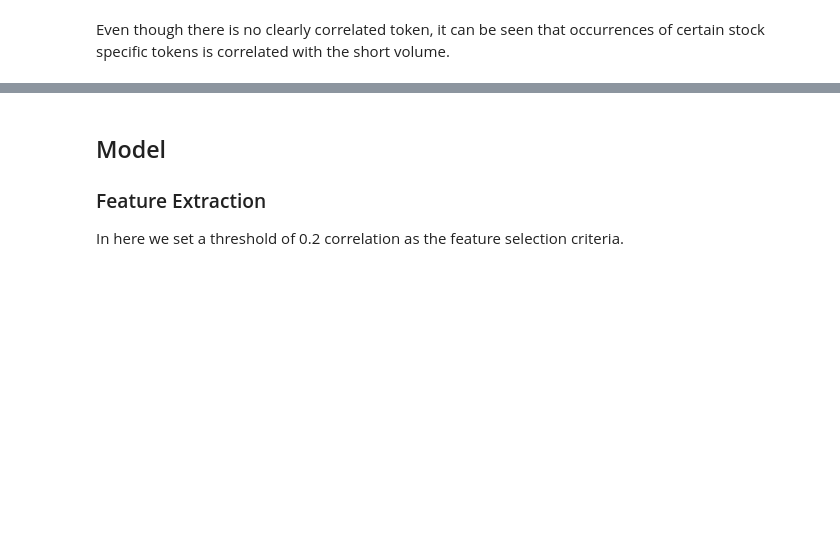
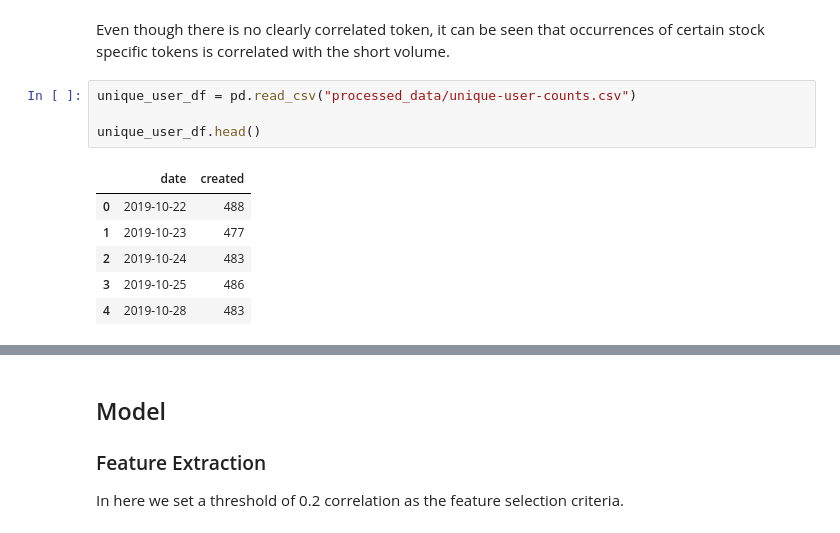
Before and after one commit to mahanama94/cs895-nlp, a Jupyter notebook: analysis.ipynb, the cells around one changed output, grey strips where cells are left out. Saved outputs shown, nothing was run; the diff lists cells and outputs as text; blank space fills up the shorter version.

```diff
--- a/analysis.ipynb
+++ b/analysis.ipynb
@@ -187,3 +187,14 @@ options_stock_token_df.corr()
 # %% [markdown]
 Even though there is no clearly correlated token, it can be seen that occurrences of certain
 stock specific tokens is correlated with the short volume.
+# %%
+unique_user_df = pd.read_csv("processed_data/unique-user-counts.csv")
+
+unique_user_df.head()
+# %% [output]
+|  | date | created |
+| 0 | 2019-10-22 | 488 |
+| 1 | 2019-10-23 | 477 |
+| 2 | 2019-10-24 | 483 |
+| 3 | 2019-10-25 | 486 |
+| 4 | 2019-10-28 | 483 |
```
Also changed, not shown: parts of 14 cells of this notebook.
